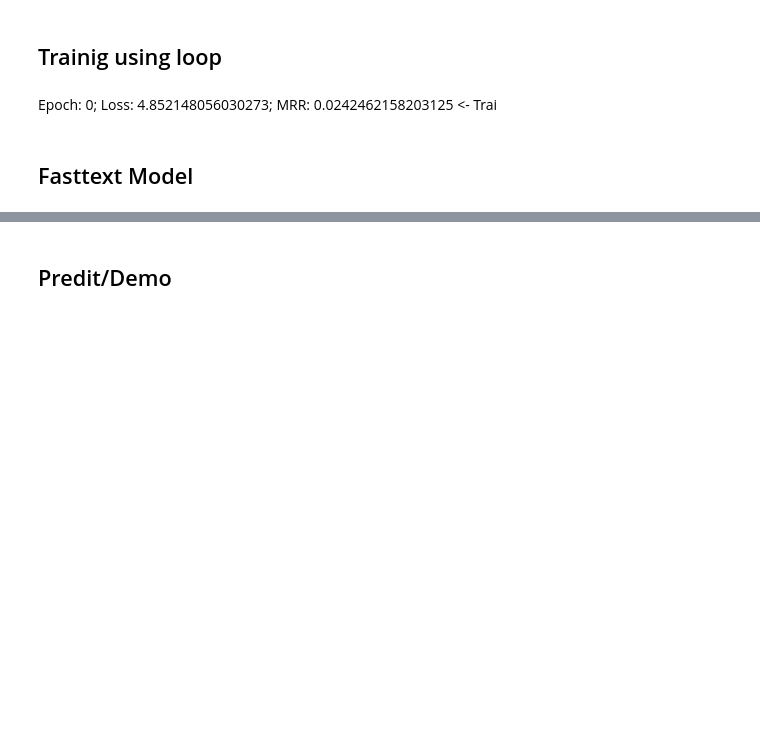
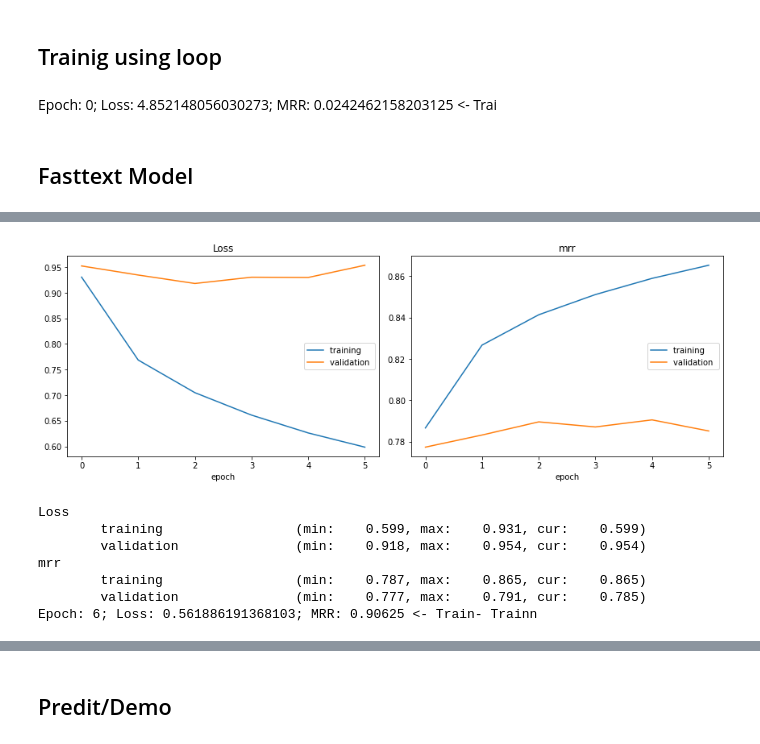
Before and after one commit to sedflix/CodeSearchNetExperiments, a Jupyter notebook: notebook/ScratchTry.ipynb, the cells around one changed output, grey strips where cells are left out. Drawn from its saved outputs; the diff is of its cells as text; code cells hidden in the pictures; blank space fills up the shorter version.

Commit message:
added graph training model

```diff
--- a/notebook/ScratchTry.ipynb
+++ b/notebook/ScratchTry.ipynb
@@ -245,10 +251,10 @@ Epoch: 0; Loss: 4.852148056030273; MRR: 0.0242462158203125 <- Trai
 ## Fasttext Model
 # %%
 embeddings_dim_c, embeddings_dim_q = 256, 256
-max_len_code, max_len_query = 64, 32
+max_len_code, max_len_query = 98, 48
 vocab_size_code = 500000
 vocab_size_query = 250000
-batch_size = 32
+batch_size = 8
 # %%
 # def _code_parse(row):
 #     parser_ = get_parser(lang=row['language'], so_path="../resources/csnet_parse_build.so")
@@ -265,4 +271,4 @@ batch_size = 32
 # model.save_model("../resources/python_processed/query_ft.bin")
 # %%
 query_ft = ft.load_model("../resources/python_processed/query_ft.bin")
-code_ft = ft.load_model("../resources/python_processed/code_ft.bin")
+code_ft = ft.load_model("../resources/python_processed/code_no_ast.bin")
@@ -298,7 +307,7 @@ def get_dataset(split):
 train_ds = get_dataset("train")
 valid_ds = get_dataset("valid")
 # %%
-train_ds = train_ds.unbatch().batch(128)
+# train_ds = train_ds.unbatch().batch(128)
 # %%
 def loss_(y_true, y_pred):
 
@@ -333,8 +342,8 @@ def mrr(y_true, y_pred):
 input_query = tf.keras.Input(shape=(max_len_query, embeddings_dim_q))
 input_code = tf.keras.Input(shape=(max_len_code, embeddings_dim_c))
 
-lstm_q = LSTM(embeddings_dim_q, dropout=0.3, recurrent_dropout=0.0)(input_query)
-lstm_c = LSTM(embeddings_dim_c, dropout=0.3, recurrent_dropout=0.0)(input_code)
+lstm_q = Bidirectional(LSTM(embeddings_dim_q, dropout=0.5, recurrent_dropout=0.0))(input_query)
+lstm_c = Bidirectional(LSTM(embeddings_dim_c, dropout=0.5, recurrent_dropout=0.0))(input_code)
 
 model = tf.keras.Model([input_query, input_code], [lstm_q, lstm_c])
 # %%
@@ -346,6 +355,7 @@ optimizer = tf.optimizers.Adam()
 liveloss = PlotLosses()
 logs = {}
 epochs = 10
+best_val_loss = 100000.0
 
 for epoch in range(epochs):
 
@@ -368,30 +378,43 @@ for epoch in range(epochs):
 
         losses.append(loss_value)
         mrrs.append(mrr_value)
 
         print(f"Epoch: {epoch}; Loss: {loss_value}; MRR: {mrr_value} <- Train", end="\r")
 
     logs['loss'] = np.mean(losses)
     logs['mrr'] = np.mean(mrrs)
 
 
     # VALIDATION
     losses = []
     mrrs = []
     for x in valid_ds:
 
         logits = model(x)
 
         loss_value = loss_(None, logits)
         mrr_value = mrr(None, logits)
 
         losses.append(loss_value)
         mrrs.append(mrr_value)
 
         print(f"Epoch: {epoch}; Loss: {loss_value}; MRR: {mrr_value} <- Test", end="\r")
 
     logs['val_loss'] = np.mean(losses)
     logs['val_mrr'] = np.mean(mrrs)
 
+    if logs['val_loss'] < best_val_loss:
+        best_val_loss = logs['val_loss']
+        model.save("exp/code_no_ast_embedding_screath_try_bidirectional.h5")
+
     liveloss.update(logs)
     liveloss.send()
+# %% [output]
+[figure, added]
+Loss
+        training                 (min:    0.599, max:    0.931, cur:    0.599)
+        validation               (min:    0.918, max:    0.954, cur:    0.954)
+mrr
+        training                 (min:    0.787, max:    0.865, cur:    0.865)
+        validation               (min:    0.777, max:    0.791, cur:    0.785)
+Epoch: 6; Loss: 0.561886191368103; MRR: 0.90625 <- Train- Trainn
```
Also changed, not shown: parts of 22 cells of this notebook, 2 other files.
